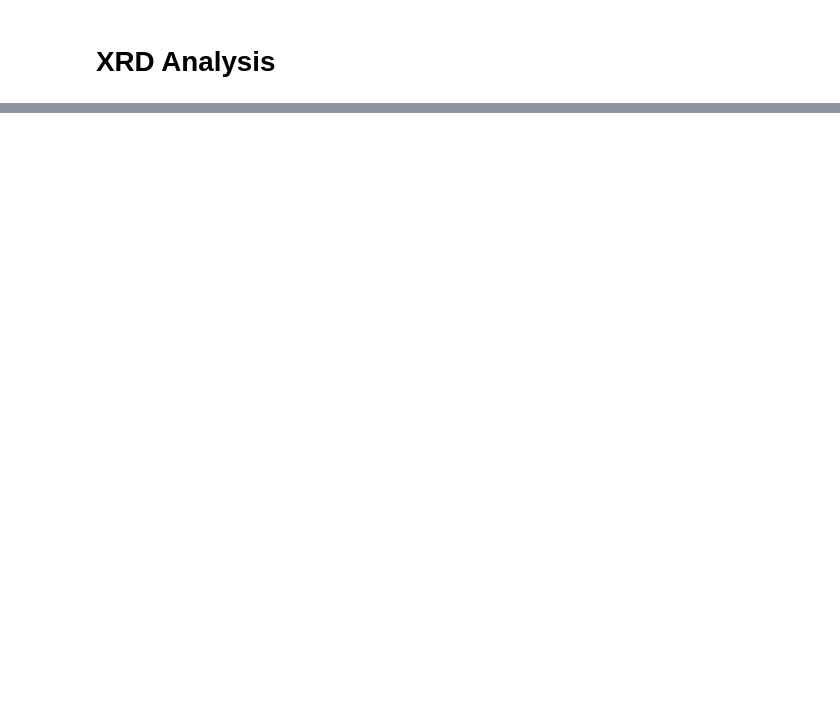
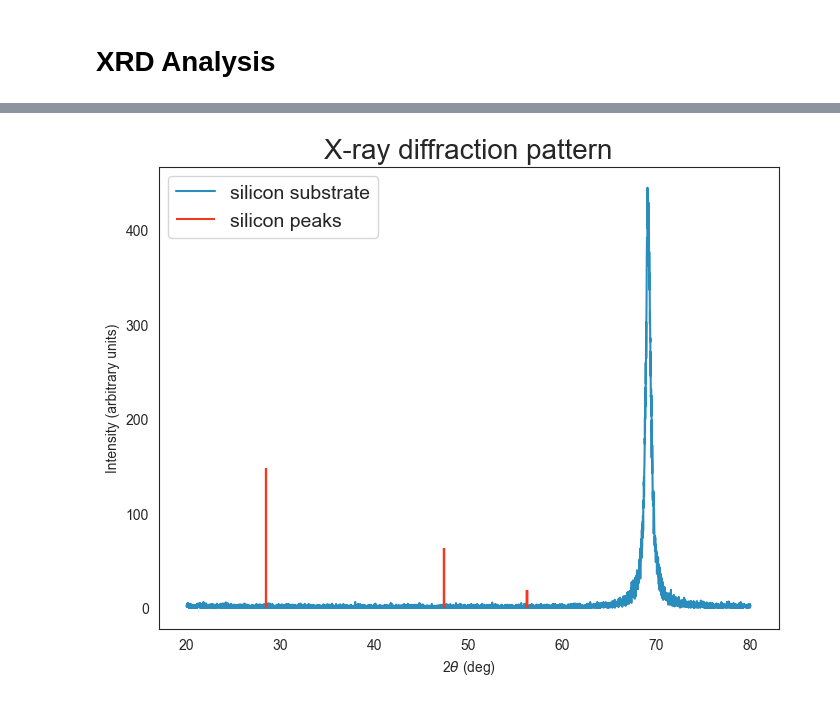
Before and after one commit to Kwartzl8/B9, a Jupyter notebook: XRD/XRD_Analysis.ipynb, the cells around one changed output, grey strips where cells are left out. Saved outputs shown, nothing was run; the diff lists cells and outputs as text; code cells hidden in the pictures; blank space fills up the shorter version.

```diff
--- a/XRD/XRD_Analysis.ipynb
+++ b/XRD/XRD_Analysis.ipynb
@@ -131,0 +148,10 @@ _io.TextIOWrapper
+# %%
+XRD_filepaths = get_filepaths(["Si_substrate"])
+peaks_filepaths = get_filepaths(["peaks_Si"])
+XRD_dfs = read_XRD(XRD_filepaths)
+peak_dfs = read_peaks(peaks_filepaths)
+plot_XRD(XRD_dfs=XRD_dfs, peak_dfs=peak_dfs, XRD_labels=["silicon substrate"], peak_labels=["silicon peaks"],
+         min_angle=20, max_angle=80, fig_title="X-ray diffraction pattern",
+         smoothing_window_angle=0.01)
+# %% [output]
+[figure, added]
```
Also changed, not shown: parts of 5 cells of this notebook, 14 other files.
